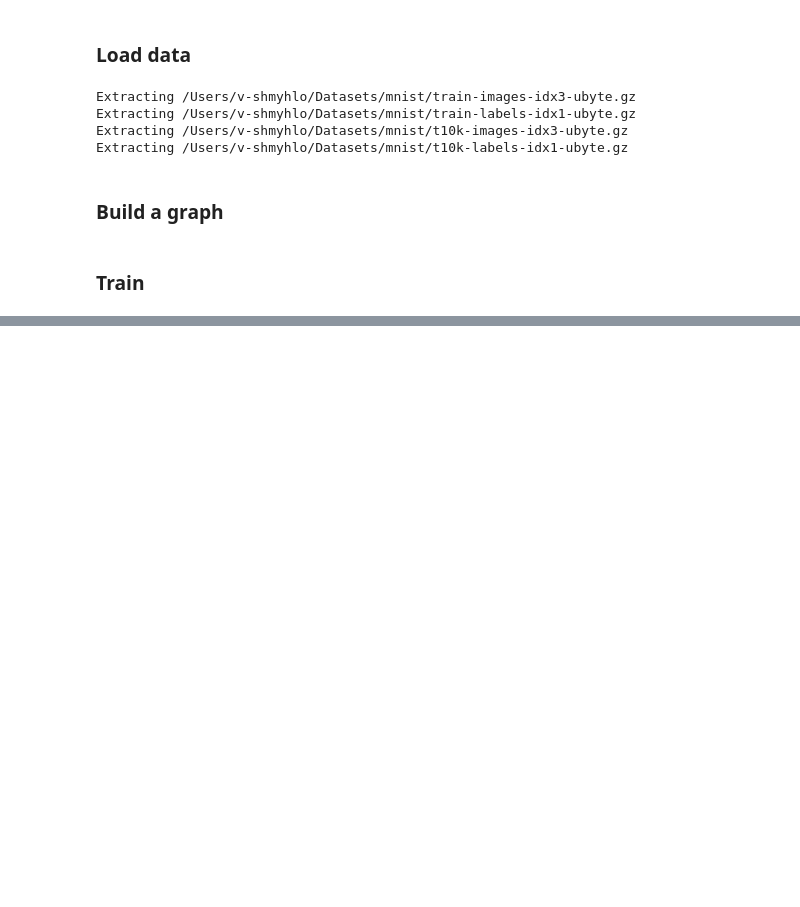
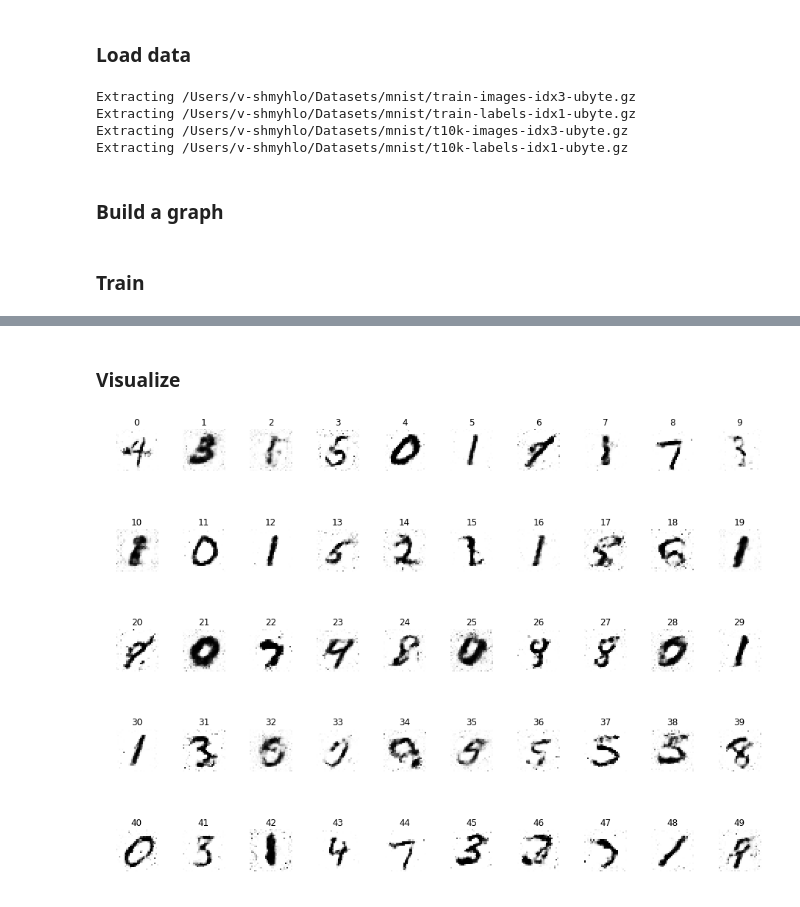
Before and after one commit to v-shmyhlo/machine-learning-playground, a Jupyter notebook: gan.ipynb, the cells around one changed output, grey strips where cells are left out. Drawn from its saved outputs; the diff is of its cells as text; code cells hidden in the pictures; blank space fills up the shorter version.

```diff
--- a/gan.ipynb
+++ b/gan.ipynb
@@ -119,23 +131,25 @@ saver = tf.train.Saver()
 # %%
 restore = True
 output_path = 'output'
-model_name = os.path.join(output_path,'model')
-max_epoch = 20
+log_dir = 'log'
+model_name = os.path.join(output_path, 'model')
+max_epoch = 70
 # steps = math.floor(mnist.train.num_examples / batch_size)
 steps = 3000
 log_interval = 200
 d_train_interval = 1
 g_train_interval = 1
 kp = 0.75
-lr = 0.0001
+lr = 0.00001
 
 with tf.Session() as sess:
+  train_writer = tf.summary.FileWriter(os.path.join(log_dir, 'train'), sess.graph)
+
   if restore:
     chkpt_fname = tf.train.latest_checkpoint(output_path)
     saver.restore(sess, chkpt_fname)
   else:
     sess.run(init)
-
     if os.path.exists(output_path):
       shutil.rmtree(output_path)
     os.mkdir(output_path)
@@ -157,19 +171,25 @@ with tf.Session() as sess:
                  feed_dict={x_data: x_train, z_prior: z_value, keep_prob: kp, learning_rate: lr})
 
       if j % log_interval == 0:
-        g_l, d_l = sess.run([tf.reduce_mean(d_loss), tf.reduce_mean(g_loss)],
+        g_l, d_l, summary = sess.run([tf.reduce_mean(g_loss), tf.reduce_mean(d_loss), merged],
                             feed_dict={x_data: mnist.validation.images[:batch_size],
-                                       z_prior: z_value,
-                                       keep_prob: 1})
+                                       z_prior: z_sample_val,
+                                       keep_prob: 1,
+                                       learning_rate: lr})
         print('epoch: %d/%d, iteration: %d/%d, loss: %f (g_loss: %f, d_loss: %f)' %
               (i, max_epoch, j, steps, g_l + d_l, g_l, d_l))
 
+        train_writer.add_summary(summary, i * steps + j)
+        train_writer.flush()
+
     x_gen_val = sess.run(x_generated, feed_dict={z_prior: z_sample_val})
     show_result(x_gen_val, os.path.join(output_path, 'sample%s.jpg' % i))
+
     z_random_sample_val = np.random.normal(0, 1, size=(batch_size, z_size)).astype(np.float32)
     x_gen_val = sess.run(x_generated, feed_dict={z_prior: z_random_sample_val})
     show_result(x_gen_val, os.path.join(output_path, 'random_sample%s.jpg' % i))
+
     sess.run(tf.assign(global_step, i + 1))
     save_path = saver.save(sess, model_name, global_step=global_step)
-    print('model saved: %s', save_path)
+    print('model saved: %s' % save_path)
 # %% [output]
@@ -192,0 +213,25 @@ epoch: 10/20, iteration: 2800/3000, loss: 11.774138 (g_loss: 9.787726, d_loss: 1
+# %% [markdown]
+### Visualize
+# %%
+n_rows = 5
+n_columns = 10
+n_samples = n_rows * n_columns
+x = x_gen_val[:n_samples].reshape(-1, img_height, img_width)
+fig = plt.figure()
+cmap = 'binary'
+
+for r in range(n_rows):
+  for c in range(n_columns):
+    n = r * n_columns + c
+    a = fig.add_subplot(n_rows, n_columns, n + 1)
+    a.set_title(n)
+    implot = plt.imshow(x[n, :, :])
+    implot.set_cmap(cmap)
+    plt.axis('off')
+
+fig.tight_layout()
+
+# from IPython.display import Image
+# Image(filename='output/sample27.jpg')
+# %% [output]
+[figure, added]
```
Also changed, not shown: parts of 4 cells of this notebook, 1 other file.
